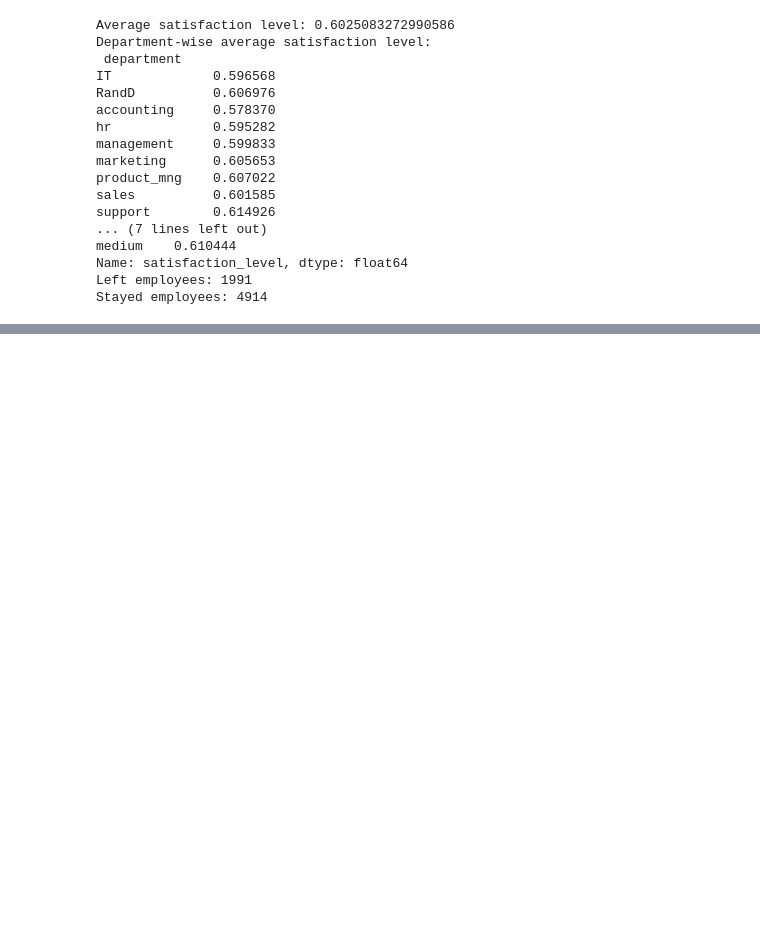
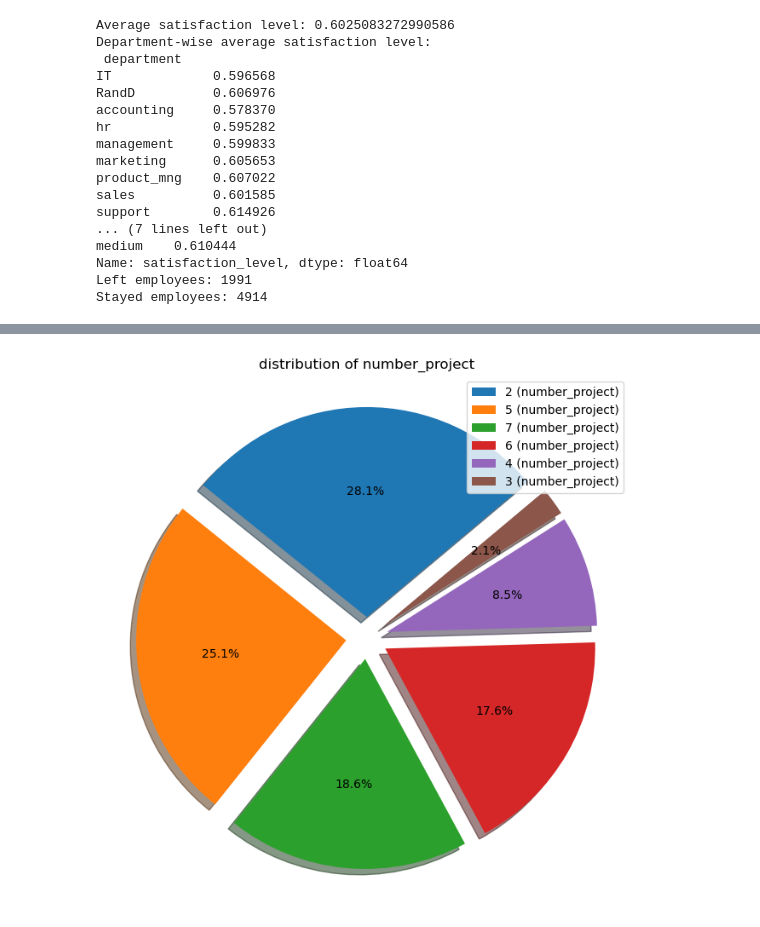
Before and after one commit to HarshRaut9945/Machine-Learning-Project, a Jupyter notebook: Job_Requirement/notebook/HR_Analysis.ipynb, the cells around one changed output, grey strips where cells are left out. Saved outputs shown, nothing was run; the diff lists cells and outputs as text; code cells hidden in the pictures; blank space fills up the shorter version.

```diff
--- a/Job_Requirement/notebook/HR_Analysis.ipynb
+++ b/Job_Requirement/notebook/HR_Analysis.ipynb
@@ -97,0 +147,5 @@ Stayed employees: 4914
+# %%
+
+plots(df,'number_project')
+# %% [output]
+[figure, added]
```
Also changed, not shown: parts of 9 cells of this notebook, 8 other files.
